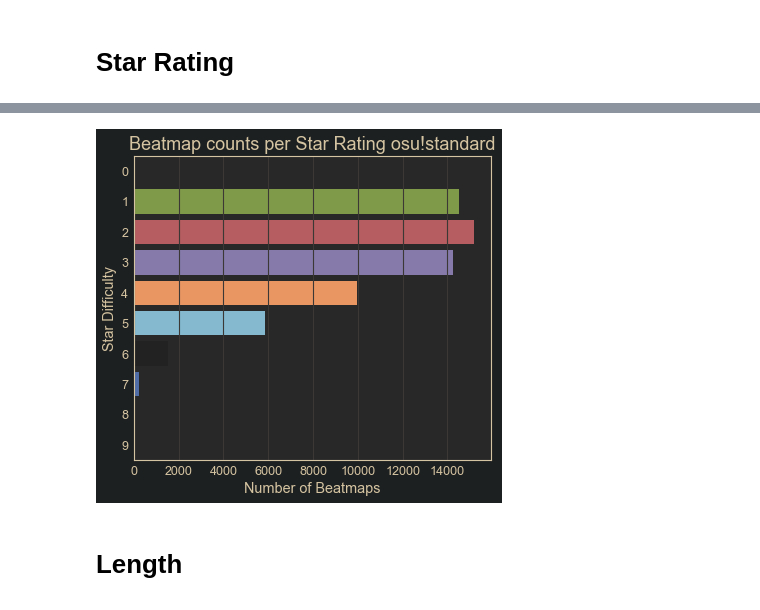
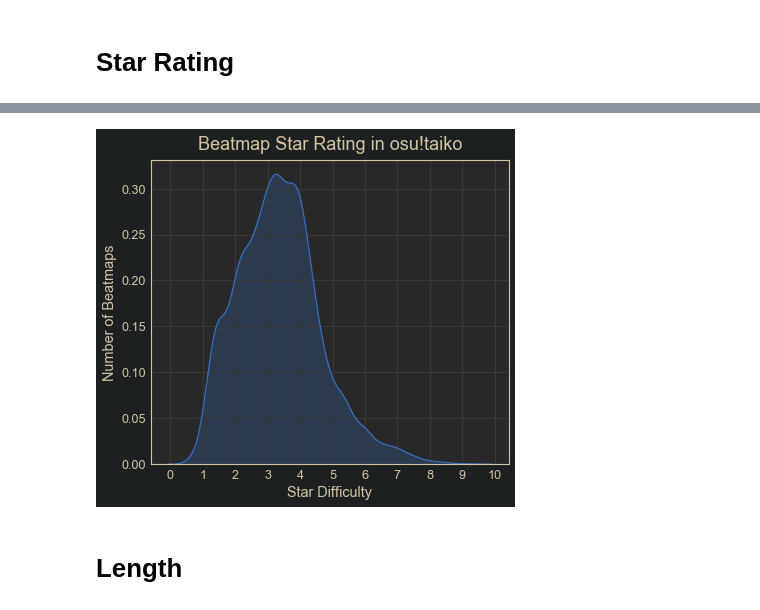
Before and after one commit to al1Null/osu-analysis, a Jupyter notebook: Beatmaps/BeatmapVisualize.ipynb, the cells around one changed output, grey strips where cells are left out. Cells and saved outputs as stored; diff of their text form; code cells hidden in the pictures.

```diff
--- a/Beatmaps/BeatmapVisualize.ipynb
+++ b/Beatmaps/BeatmapVisualize.ipynb
@@ -67,24 +67,12 @@ def getMode(data_frame):
 # %%
 ### star difficulty analysis
 # distribution
-def analyzeStarDiff(data_frame, bulk=False, graph_type='kdeplot'):
+def analyzeStarDiff(mode, bulk=False):
     """"""
-    mode = getMode(data_frame)
+    df_mode = getDf(mode)
 
     if not bulk:
-        if graph_type == 'kdeplot':
-            ax = sns.kdeplot(data['difficultyrating'], shade=True, color='b', legend=False)
-
-        elif graph_type == 'distplot':
-            ax = sns.distplot(data['difficultyrating'], kde=True)
-
-        else:
-            raise ValueError("Invalid 'graph_type' parameter.")
-
-        ax.set_title("Distribution of Star Difficulties of Beatmaps in osu!{}".format(mode), fontsize=18)
-        ax.set_ylabel("Distribution")
-        ax.set_xlabel("Star Difficulty")
-
+        ax = sns.kdeplot(df_mode['difficultyrating'], shade=True, color='b', legend=False)
         # resizing y ticks ### kde by definition has to be normalized (cant have count on y-axis)
 #         resize = lambda x: round((x * data['difficultyrating'].size) / 500) * 500
 #         resizeFunc = np.vectorize(resize)
@@ -94,14 +82,17 @@ def analyzeStarDiff(data_frame, bulk=False, graph_type='kdeplot'):
 
         # x ticks
         ax.set_xticks(np.arange(0,10))
-
         ax.xaxis.set_major_locator(MultipleLocator(1.000))
         ax.xaxis.set_minor_locator(AutoMinorLocator(2))
 
     else: # bulk by star (int) i.e. 2, 3, 4, 5 star (categorical)
-        star_diffs_ints = data['difficultyrating'].astype('int64')
+        star_diffs = df_mode['difficultyrating'].astype('int64')
+        ax = sns.countplot(x=star_diffs, saturation=.9)
+#         fig, ax = plt.subplots(nrows=1)
+#         ax.hist(x=star_diffs, bins=np.arange(0, 10, 1), align='left')
+        ax.grid(b=False)
+        ax.set_xticks(np.arange(0,10))
 
-        ax = sns.countplot(y=star_diffs_ints, data=None)
-        ax.set_title("Beatmap counts per Star Rating osu!{}".format(mode), fontsize=18)
-        ax.set_xlabel("Number of Beatmaps")
-        ax.set_ylabel("Star Difficulty")
+    ax.set_title("Beatmap Star Rating in osu!{}".format(mode), fontsize=18, pad=10)
+    ax.set_xlabel("Star Difficulty")
+    ax.set_ylabel("Number of Beatmaps")
@@ -118,7 +99,8 @@ analyzeStarDiff(data, bulk=False, graph_type='distplot')
-# %%
-analyzeStarDiff(data, bulk=True)
-# %% [output]
-[figure, removed]
+# %%
+# analyzeStarDiff(getDf(mode='standard'), bulk=False)
+analyzeStarDiff('taiko', bulk=False)
+# %% [output]
+[figure, added]
 # %% [markdown]
 # Length
 # %%
```
Also changed, not shown: parts of 14 cells of this notebook.
